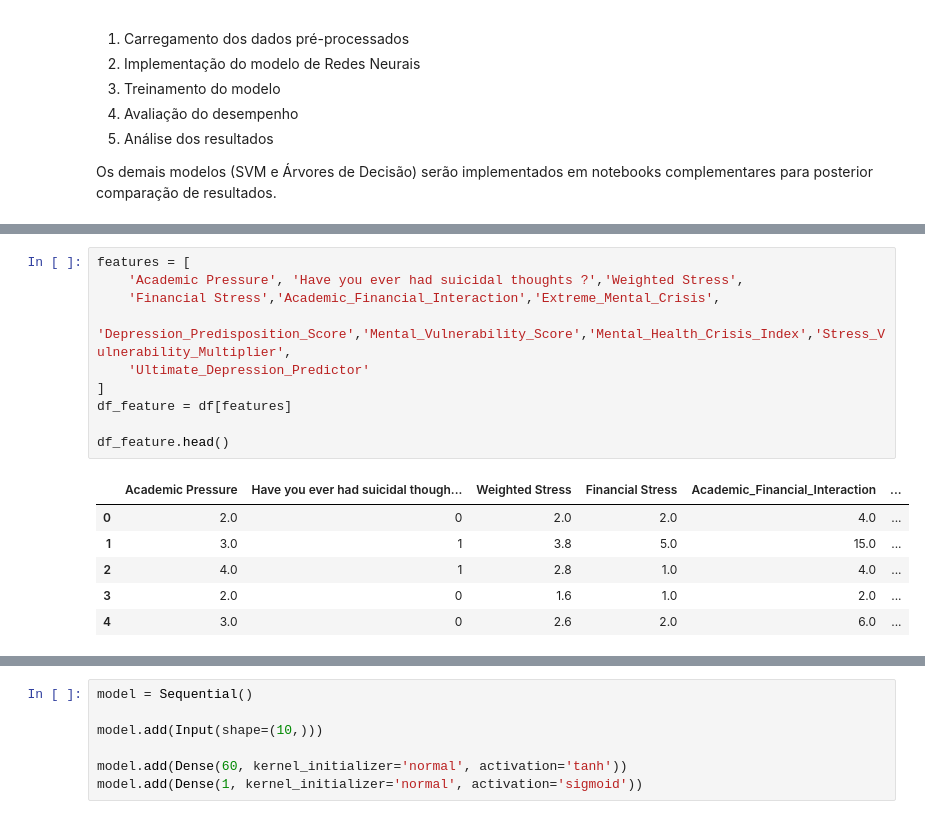
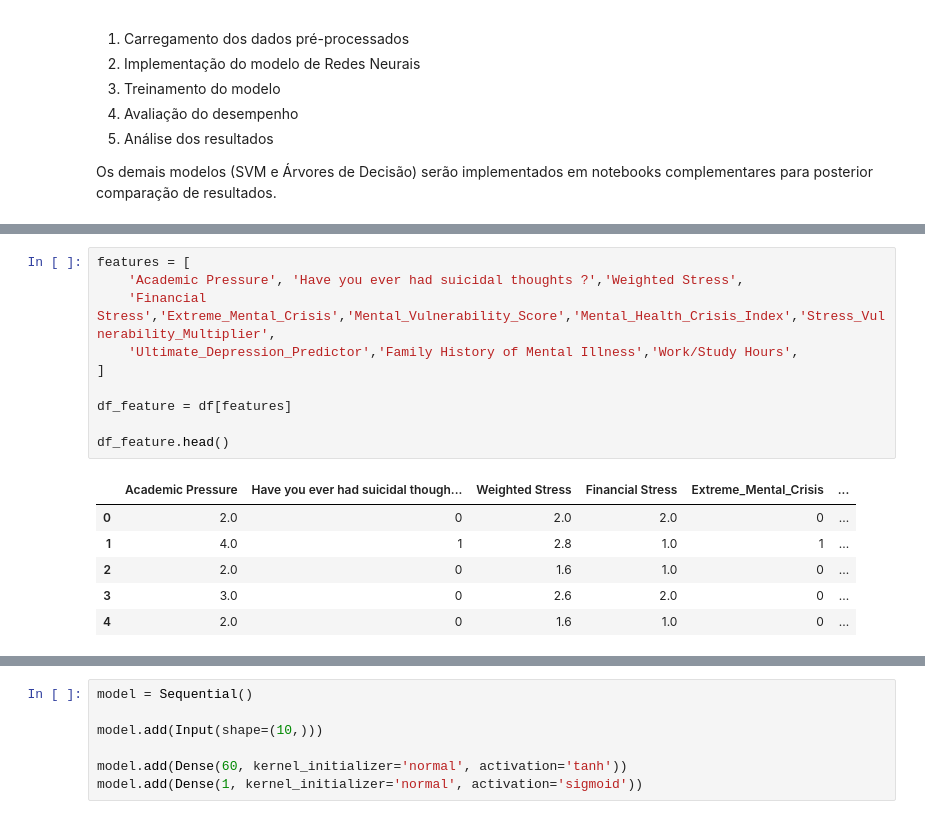
Before and after one commit to wesleyvieira1/StudentsDepressionPredict, a Jupyter notebook: modelos/rede_neurais.ipynb, the cells around one changed output, grey strips where cells are left out. Cells and saved outputs as stored; diff of their text form.

```diff
--- a/modelos/rede_neurais.ipynb
+++ b/modelos/rede_neurais.ipynb
@@ -68,20 +76,20 @@ plt.show()
 # %%
 features = [
     'Academic Pressure', 'Have you ever had suicidal thoughts ?','Weighted Stress',
-    'Financial Stress','Academic_Financial_Interaction','Extreme_Mental_Crisis',
-    'Depression_Predisposition_Score','Mental_Vulnerability_Score','Mental_Health_Crisis_Index','Stress_Vulnerability_Multiplier',
-    'Ultimate_Depression_Predictor'
+    'Financial Stress','Extreme_Mental_Crisis','Mental_Vulnerability_Score','Mental_Health_Crisis_Index','Stress_Vulnerability_Multiplier',
+    'Ultimate_Depression_Predictor','Family History of Mental Illness','Work/Study Hours',
 ]
+
 df_feature = df[features]
 
 df_feature.head()
 # %% [output]
-|  | Academic Pressure | Have you ever had suicidal though... | Weighted Stress | Financial Stress | Academic_Financial_Interaction | ... |
-| 0 | 2.0 | 0 | 2.0 | 2.0 | 4.0 | ... |
-| 1 | 3.0 | 1 | 3.8 | 5.0 | 15.0 | ... |
-| 2 | 4.0 | 1 | 2.8 | 1.0 | 4.0 | ... |
-| 3 | 2.0 | 0 | 1.6 | 1.0 | 2.0 | ... |
-| 4 | 3.0 | 0 | 2.6 | 2.0 | 6.0 | ... |
+|  | Academic Pressure | Have you ever had suicidal though... | Weighted Stress | Financial Stress | Extreme_Mental_Crisis | ... |
+| 0 | 2.0 | 0 | 2.0 | 2.0 | 0 | ... |
+| 1 | 4.0 | 1 | 2.8 | 1.0 | 1 | ... |
+| 2 | 2.0 | 0 | 1.6 | 1.0 | 0 | ... |
+| 3 | 3.0 | 0 | 2.6 | 2.0 | 0 | ... |
+| 4 | 2.0 | 0 | 1.6 | 1.0 | 0 | ... |
 # %%
 plt.figure(figsize=(12, 10))
 sns.heatmap(df_feature.corr(), annot=True, fmt=".2f")
```
Also changed, not shown: parts of 36 cells of this notebook.
